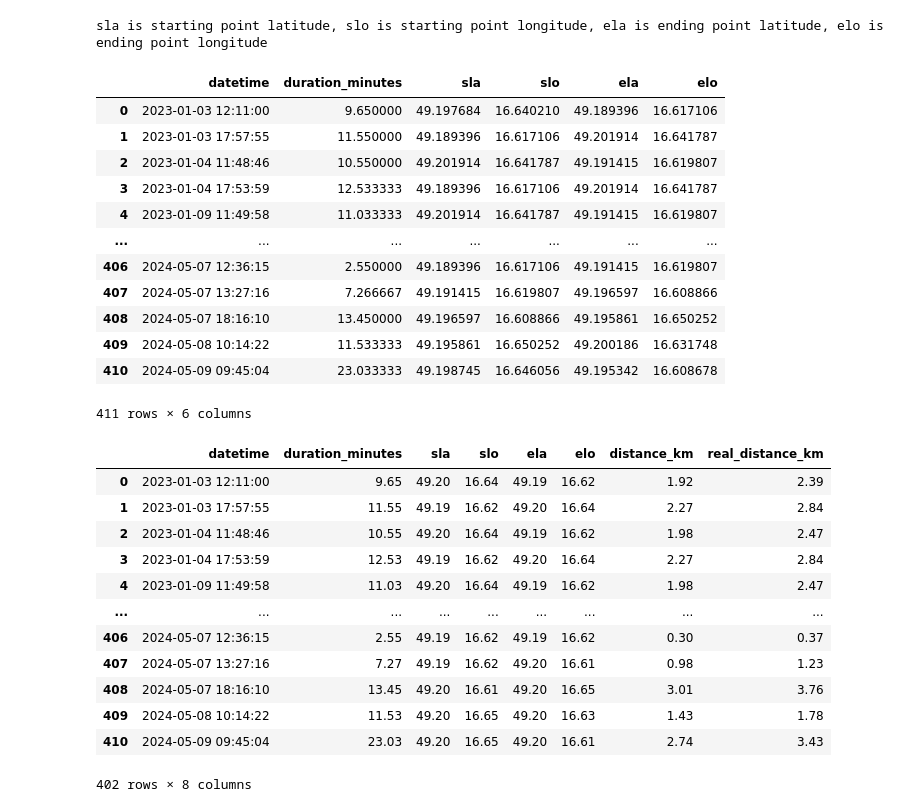
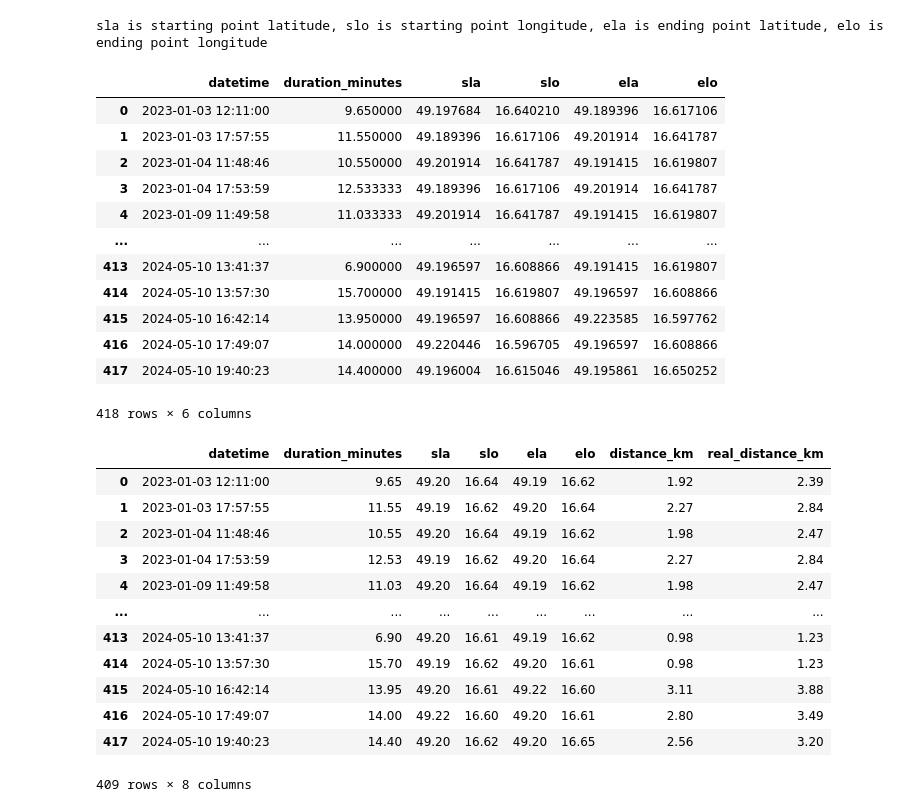
Before and after one commit to t0mk/nextbike_activity_analysis, a Jupyter notebook: analysis.ipynb, the cells around one changed output. Cells and saved outputs as stored; diff of their text form; code cells hidden in the pictures.

```diff
--- a/analysis.ipynb
+++ b/analysis.ipynb
@@ -6,29 +7,29 @@ import haversine as hs
 # %%
 # Read list.json to pandas dataframe, or load it from a file
 
-#df = common.df_from_list('list.json')
-#df.to_hdf('df.h5', 'df')
+df = common.df_from_list('list.json')
+df.to_hdf('df.h5', 'df')
 
-df = pd.read_hdf('df.h5', 'df')
+#df = pd.read_hdf('df.h5', 'df')
 
 print("sla is starting point latitude, slo is starting point longitude, ela is ending point latitude, elo is ending point longitude")
 
 df
 # %% [output]
 sla is starting point latitude, slo is starting point longitude, ela is ending point latitude, elo is ending point longitude
 |  | datetime | duration_minutes | sla | slo | ela | elo |
 | 0 | 2023-01-03 12:11:00 | 9.650000 | 49.197684 | 16.640210 | 49.189396 | 16.617106 |
 | 1 | 2023-01-03 17:57:55 | 11.550000 | 49.189396 | 16.617106 | 49.201914 | 16.641787 |
 | 2 | 2023-01-04 11:48:46 | 10.550000 | 49.201914 | 16.641787 | 49.191415 | 16.619807 |
 | 3 | 2023-01-04 17:53:59 | 12.533333 | 49.189396 | 16.617106 | 49.201914 | 16.641787 |
 | 4 | 2023-01-09 11:49:58 | 11.033333 | 49.201914 | 16.641787 | 49.191415 | 16.619807 |
 | ... | ... | ... | ... | ... | ... | ... |
-| 406 | 2024-05-07 12:36:15 | 2.550000 | 49.189396 | 16.617106 | 49.191415 | 16.619807 |
-| 407 | 2024-05-07 13:27:16 | 7.266667 | 49.191415 | 16.619807 | 49.196597 | 16.608866 |
-| 408 | 2024-05-07 18:16:10 | 13.450000 | 49.196597 | 16.608866 | 49.195861 | 16.650252 |
-| 409 | 2024-05-08 10:14:22 | 11.533333 | 49.195861 | 16.650252 | 49.200186 | 16.631748 |
-| 410 | 2024-05-09 09:45:04 | 23.033333 | 49.198745 | 16.646056 | 49.195342 | 16.608678 |
+| 413 | 2024-05-10 13:41:37 | 6.900000 | 49.196597 | 16.608866 | 49.191415 | 16.619807 |
+| 414 | 2024-05-10 13:57:30 | 15.700000 | 49.191415 | 16.619807 | 49.196597 | 16.608866 |
+| 415 | 2024-05-10 16:42:14 | 13.950000 | 49.196597 | 16.608866 | 49.223585 | 16.597762 |
+| 416 | 2024-05-10 17:49:07 | 14.000000 | 49.220446 | 16.596705 | 49.196597 | 16.608866 |
+| 417 | 2024-05-10 19:40:23 | 14.400000 | 49.196004 | 16.615046 | 49.195861 | 16.650252 |
-411 rows × 6 columns
+418 rows × 6 columns
 # %%
 pd.set_option('display.precision', 2)
 
@@ -59,12 +60,12 @@ df
 | 3 | 2023-01-04 17:53:59 | 12.53 | 49.19 | 16.62 | 49.20 | 16.64 | 2.27 | 2.84 |
 | 4 | 2023-01-09 11:49:58 | 11.03 | 49.20 | 16.64 | 49.19 | 16.62 | 1.98 | 2.47 |
 | ... | ... | ... | ... | ... | ... | ... | ... | ... |
-| 406 | 2024-05-07 12:36:15 | 2.55 | 49.19 | 16.62 | 49.19 | 16.62 | 0.30 | 0.37 |
-| 407 | 2024-05-07 13:27:16 | 7.27 | 49.19 | 16.62 | 49.20 | 16.61 | 0.98 | 1.23 |
-| 408 | 2024-05-07 18:16:10 | 13.45 | 49.20 | 16.61 | 49.20 | 16.65 | 3.01 | 3.76 |
-| 409 | 2024-05-08 10:14:22 | 11.53 | 49.20 | 16.65 | 49.20 | 16.63 | 1.43 | 1.78 |
-| 410 | 2024-05-09 09:45:04 | 23.03 | 49.20 | 16.65 | 49.20 | 16.61 | 2.74 | 3.43 |
+| 413 | 2024-05-10 13:41:37 | 6.90 | 49.20 | 16.61 | 49.19 | 16.62 | 0.98 | 1.23 |
+| 414 | 2024-05-10 13:57:30 | 15.70 | 49.19 | 16.62 | 49.20 | 16.61 | 0.98 | 1.23 |
+| 415 | 2024-05-10 16:42:14 | 13.95 | 49.20 | 16.61 | 49.22 | 16.60 | 3.11 | 3.88 |
+| 416 | 2024-05-10 17:49:07 | 14.00 | 49.22 | 16.60 | 49.20 | 16.61 | 2.80 | 3.49 |
+| 417 | 2024-05-10 19:40:23 | 14.40 | 49.20 | 16.62 | 49.20 | 16.65 | 2.56 | 3.20 |
-402 rows × 8 columns
+409 rows × 8 columns
 # %%
 # Print general stats about my rides
 
```
Also changed, not shown: parts of 8 cells of this notebook, 3 other files.
